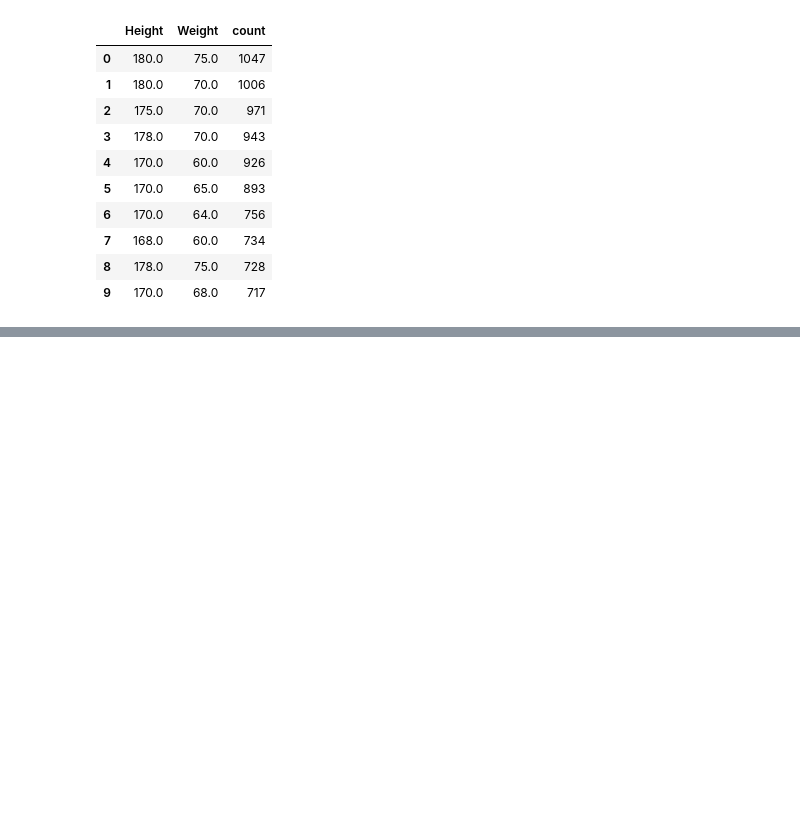
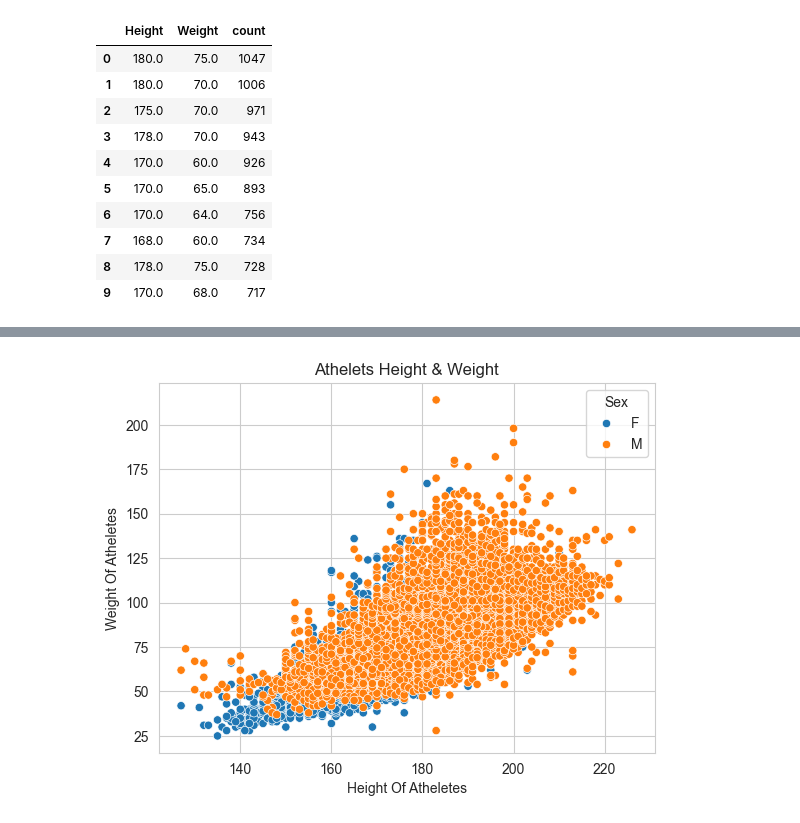
Before and after one commit to Dani-8/120Years-Of-Olympics-Data-Analysis, a Jupyter notebook: 120 Years Of Olympic.ipynb, the cells around one changed output, grey strips where cells are left out. Saved outputs shown, nothing was run; the diff lists cells and outputs as text; code cells hidden in the pictures; blank space fills up the shorter version.

```diff
--- a/120 Years Of Olympic.ipynb
+++ b/120 Years Of Olympic.ipynb
@@ -100,0 +121,3 @@ plt.show()
+# %%
+height_and_weight_with_sex = df.groupby("Sex")[["Height", "Weight"]].value_counts().reset_index()
+height_and_weight_with_sex.head(10)
@@ -100,0 +136,9 @@ plt.show()
+# %%
+sns.scatterplot(data=height_and_weight_with_sex, x="Height", y="Weight", hue="Sex")
+sns.set_style("whitegrid")
+plt.title("Athelets Height & Weight")
+plt.xlabel("Height Of Atheletes")
+plt.ylabel("Weight Of Atheletes")
+plt.show()
+# %% [output]
+[figure, added]
```
Also changed, not shown: parts of 4 cells of this notebook.
